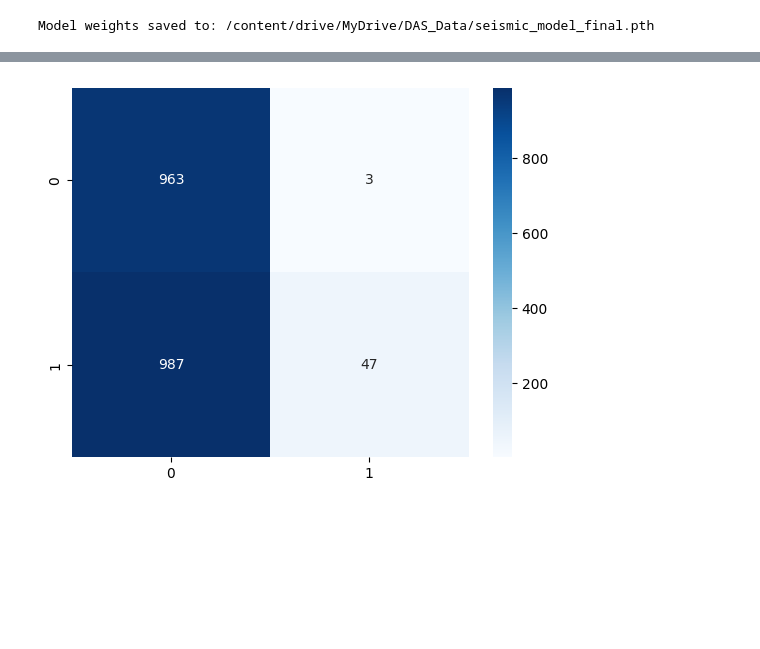
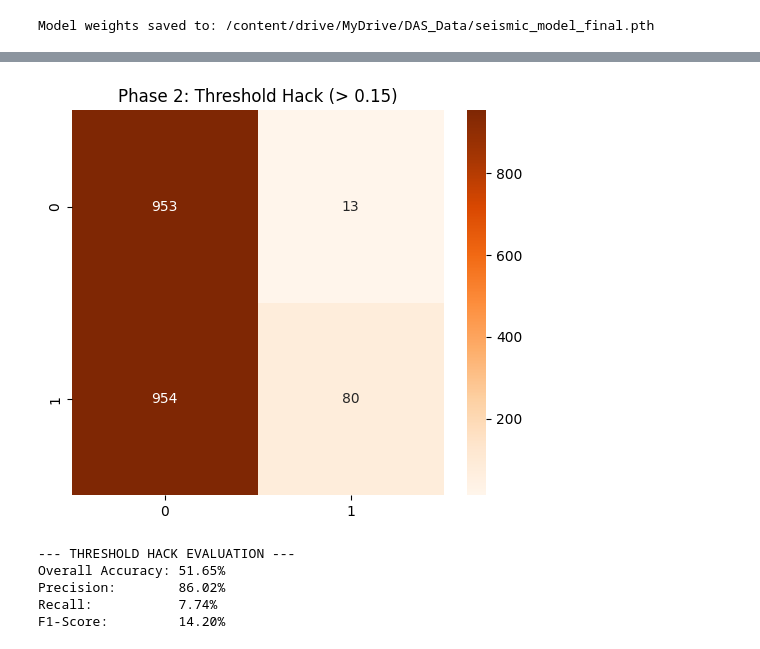
Before and after one commit to GITHUBTANMAY/Earthquake-Detection-Using-Machine-Learning-on-Optical-Fiber-DAS-Data, a Jupyter notebook: Phase1.ipynb, the cells around one changed output, grey strips where cells are left out. Saved outputs shown, nothing was run; the diff lists cells and outputs as text; code cells hidden in the pictures; blank space fills up the shorter version.

Commit message:
Final Phase Done

```diff
--- a/Phase1.ipynb
+++ b/Phase1.ipynb
@@ -110,41 +163,79 @@ Model loaded and ready for evaluation!
 # %%
 import numpy as np
 import torch
 import torch.nn as nn
-from sklearn.metrics import confusion_matrix, classification_report
+from sklearn.metrics import confusion_matrix, accuracy_score, precision_score, recall_score, f1_score, classification_report
 import seaborn as sns
 import matplotlib.pyplot as plt
 
-# 1. Define model architecture
-class SeismicCNN(nn.Module):
+# 1. The original BIG Phase 2 Blueprint (Matches your saved Drive file exactly)
+class Hybrid_CNN_LSTM(nn.Module):
     def __init__(self):
-        super(SeismicCNN, self).__init__()
-        self.features = nn.Sequential(
+        super(Hybrid_CNN_LSTM, self).__init__()
+        self.cnn = nn.Sequential(
             nn.Conv1d(3, 32, kernel_size=11), nn.ReLU(), nn.BatchNorm1d(32), nn.MaxPool1d(4),
             nn.Conv1d(32, 64, kernel_size=7), nn.ReLU(), nn.BatchNorm1d(64), nn.MaxPool1d(4),
-            nn.Conv1d(64, 128, kernel_size=5), nn.ReLU(), nn.AdaptiveAvgPool1d(1)
+            nn.Conv1d(64, 128, kernel_size=5), nn.ReLU(), nn.MaxPool1d(4)
         )
-        self.classifier = nn.Sequential(nn.Linear(128, 64), nn.ReLU(), nn.Dropout(0.3), nn.Linear(64, 1), nn.Sigmoid())
+        self.lstm1 = nn.LSTM(input_size=128, hidden_size=128, batch_first=True, bidirectional=True)
+        self.lstm2 = nn.LSTM(input_size=256, hidden_size=256, batch_first=True, bidirectional=True)
+
+        self.classifier = nn.Sequential(
+            nn.Linear(512, 64), nn.ReLU(), nn.Dropout(0.3), nn.Linear(64, 1), nn.Sigmoid()
+        )
+
     def forward(self, x):
         x = x.permute(0, 2, 1)
-        return self.classifier(torch.flatten(self.features(x), 1))
+        x = self.cnn(x)
+        x = x.permute(0, 2, 1)
+        x, _ = self.lstm1(x)
+        x, _ = self.lstm2(x)
+        x = torch.mean(x, dim=1)
+        return self.classifier(x)
 
-model = SeismicCNN()
+# 2. Initialize and Load the weights
+model = Hybrid_CNN_LSTM()
 model.load_state_dict(torch.load('/content/drive/MyDrive/DAS_Data/seismic_model_final.pth'))
 model.eval()
 
+# 3. Load the data
 X_raw = np.load('/content/drive/MyDrive/DAS_Data/X_raw.npy', mmap_mode='r')
 y_raw = np.load('/content/drive/MyDrive/DAS_Data/y_raw.npy', mmap_mode='r')
 
 subset_size = 2000
 X_subset = torch.tensor(X_raw[:subset_size], dtype=torch.float32)
 y_subset = torch.tensor(y_raw[:subset_size], dtype=torch.float32).unsqueeze(1)
 
+# 4. TRICK 1: The 15% Threshold Hack!
 with torch.no_grad():
-    y_pred = (model(X_subset) > 0.5).float()
+    y_pred = (model(X_subset) > 0.15).float()  # Lowered from 0.5 to 0.15
 
-cm = confusion_matrix(y_subset.numpy(), y_pred.numpy())
-sns.heatmap(cm, annot=True, fmt='d', cmap='Blues')
+y_true = y_subset.numpy()
+y_predict = y_pred.numpy()
+
+# 5. Plot Confusion Matrix
+cm = confusion_matrix(y_true, y_predict)
+plt.figure(figsize=(6, 5))
+# Using 'Oranges' to visually separate it from the old Blue Phase 1 charts
+sns.heatmap(cm, annot=True, fmt='d', cmap='Oranges')
+plt.title("Phase 2: Threshold Hack (> 0.15)")
 plt.show()
+
+# 6. Print Metrics
+accuracy = accuracy_score(y_true, y_predict)
+precision = precision_score(y_true, y_predict)
+recall = recall_score(y_true, y_predict)
+f1 = f1_score(y_true, y_predict)
+
+print("--- THRESHOLD HACK EVALUATION ---")
+print(f"Overall Accuracy: {accuracy * 100:.2f}%")
+print(f"Precision:        {precision * 100:.2f}%")
+print(f"Recall:           {recall * 100:.2f}%")
+print(f"F1-Score:         {f1 * 100:.2f}%\n")
 # %% [output]
-[figure, old version]
+[figure, new version]
+--- THRESHOLD HACK EVALUATION ---
+Overall Accuracy: 51.65%
+Precision:        86.02%
+Recall:           7.74%
+F1-Score:         14.20%
```
Also changed, not shown: parts of 12 cells of this notebook.
